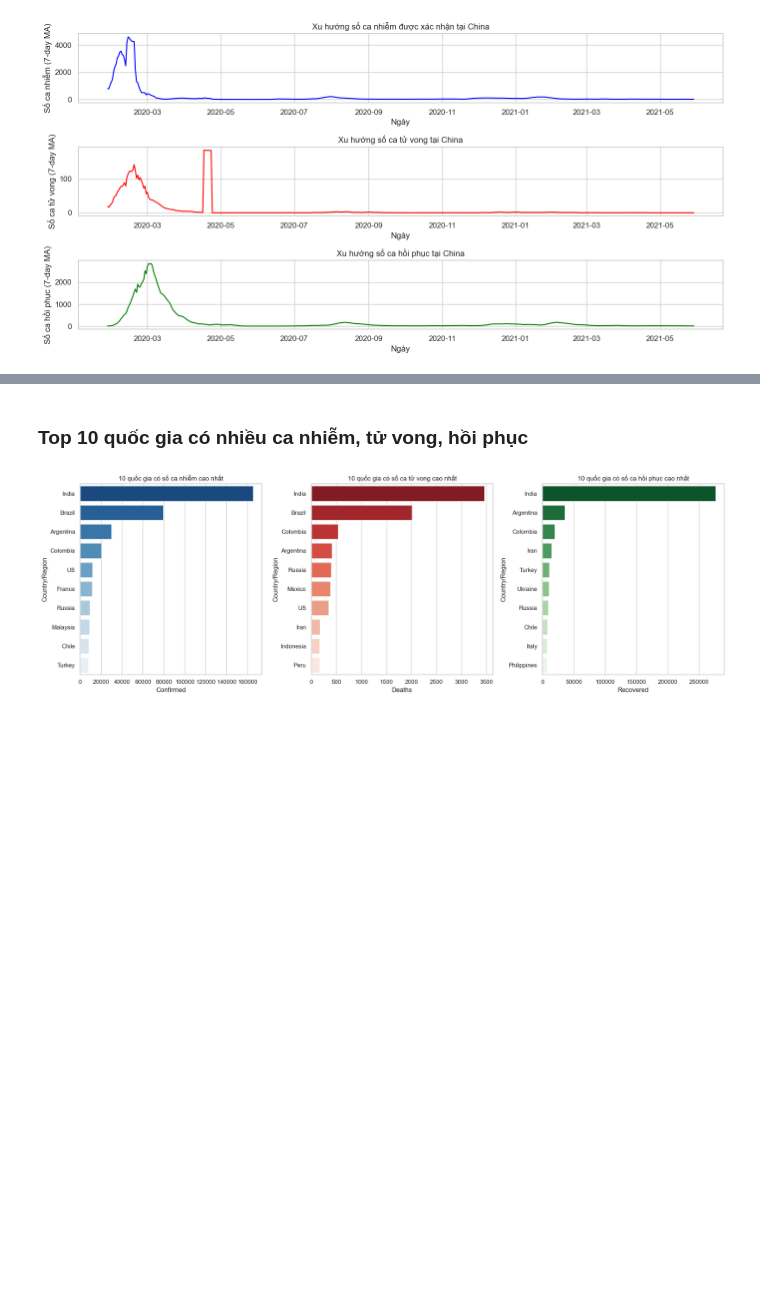
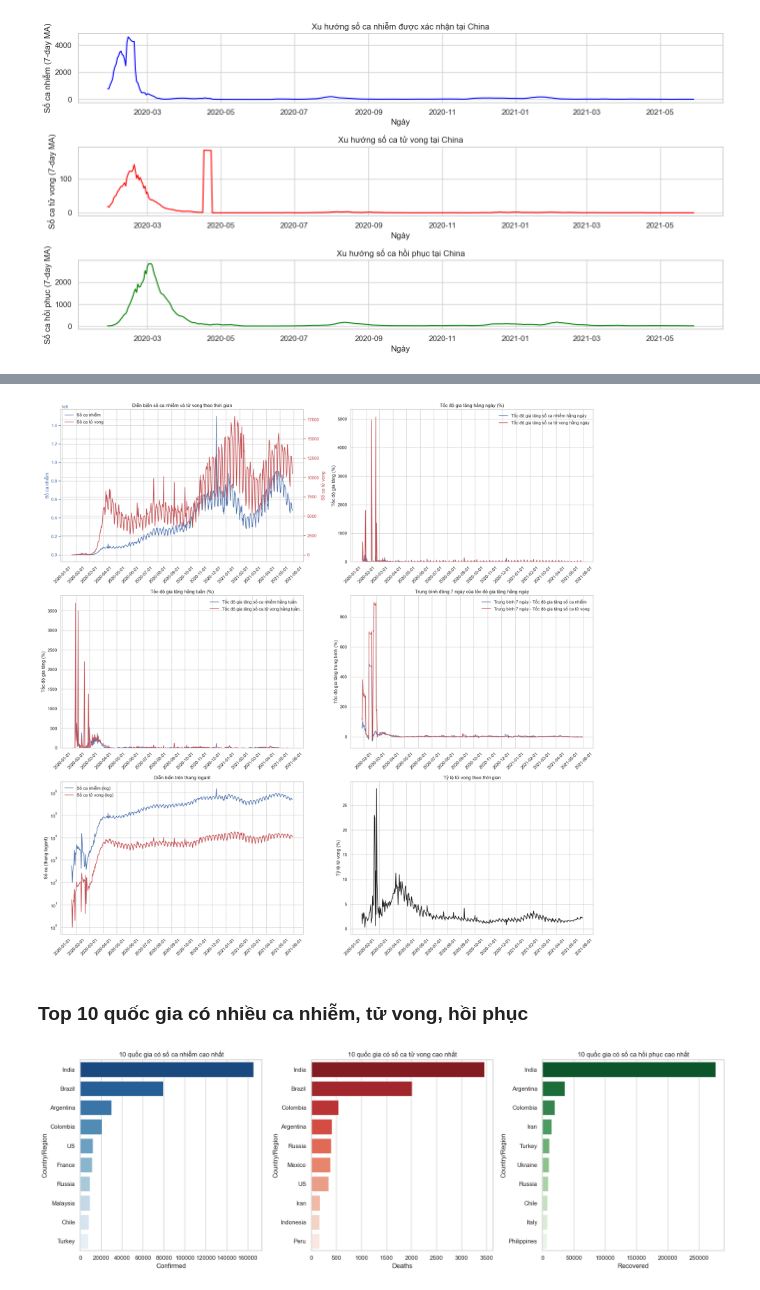
Before and after one commit to nguyentuongbachhy/Data-Visualization-with-Python, a Jupyter notebook: src/data_visualization_Deng.ipynb, the cells around one changed output, grey strips where cells are left out. Drawn from its saved outputs; the diff is of its cells as text; code cells hidden in the pictures; blank space fills up the shorter version.

```diff
--- a/src/data_visualization_Deng.ipynb
+++ b/src/data_visualization_Deng.ipynb
@@ -198,6 +332,98 @@ df_full_grouped.head(50)[['ObservationDate', 'Confirmed', 'Deaths',
 | 47 | 2020-03-09 | 4172.0 | 190.0 | 5.646999 | -20.502092 | 110.388301 | ... |
 | 48 | 2020-03-10 | 4822.0 | 274.0 | 15.580058 | 44.210526 | 85.890517 | ... |
 | 49 | 2020-03-11 | 7689.0 | 344.0 | 59.456657 | 25.547445 | 233.145581 | ... |
+# %%
+fig = plt.figure(figsize=(20, 20))
+
+# 1. Diễn biến số ca nhiễm và tử vong theo thời gian
+ax1 = plt.subplot(3, 2, 1)
+ax1.plot(df_full_grouped['ObservationDate'], df_full_grouped['Confirmed'], 'b-', label='Số ca nhiễm')
+ax1.set_ylabel('Số ca nhiễm', color='b')
+ax1.tick_params('y', colors='b')
+ax1.set_title('Diễn biến số ca nhiễm và tử vong theo thời gian')
+ax1.xaxis.set_major_formatter(mdates.DateFormatter('%Y-%m-%d'))
+ax1.xaxis.set_major_locator(mdates.MonthLocator())
+plt.xticks(rotation=45)
+
+# Twin axis for deaths
+ax1_twin = ax1.twinx()
+ax1_twin.plot(df_full_grouped['ObservationDate'], df_full_grouped['Deaths'], 'r-', label='Số ca tử vong')
+ax1_twin.set_ylabel('Số ca tử vong', color='r')
+ax1_twin.tick_params('y', colors='r')
+
+# Create combined legend
+lines1, labels1 = ax1.get_legend_handles_labels()
+lines2, labels2 = ax1_twin.get_legend_handles_labels()
+ax1.legend(lines1 + lines2, labels1 + labels2, loc='upper left')
+
+# 2. TTốc độ gia tăng số ca tử vong hằng ngày
+ax2 = plt.subplot(3, 2, 2)
+ax2.plot(df_full_grouped['ObservationDate'], df_full_grouped['Tốc độ gia tăng của số ca nhiễm hắng ngày'], 'b-',
+         label='Tốc độ gia tăng số ca nhiễm hằng ngày')
+ax2.plot(df_full_grouped['ObservationDate'], df_full_grouped['Tốc độ gia tăng của số ca tử vong hằng ngày'], 'r-',
+         label='Tốc độ gia tăng số ca tử vong hằng ngày')
+ax2.set_ylabel('Tốc độ gia tăng (%)')
+ax2.set_title('Tốc độ gia tăng hằng ngày (%)')
+ax2.xaxis.set_major_formatter(mdates.DateFormatter('%Y-%m-%d'))
+ax2.xaxis.set_major_locator(mdates.MonthLocator())
+ax2.legend()
+plt.xticks(rotation=45)
+ax2.set_ylim(bottom=0)  # Start from 0
+
+# 3. Tốc độ gia tăng số ca tử vong hằng tuần
+ax3 = plt.subplot(3, 2, 3)
+ax3.plot(df_full_grouped['ObservationDate'], df_full_grouped['Tốc độ gia tăng của số ca nhiễm hằng tuần'], 'b-',
+         label='Tốc độ gia tăng số ca nhiễm hằng tuần')
+ax3.plot(df_full_grouped['ObservationDate'], df_full_grouped['Tốc độ gia tăng của số ca tử vong hằng tuần'], 'r-',
+         label='Tốc độ gia tăng số ca tử vong hằng tuần')
+ax3.set_ylabel('Tốc độ gia tăng (%)')
+ax3.set_title('Tốc độ gia tăng hằng tuần (%)')
+ax3.xaxis.set_major_formatter(mdates.DateFormatter('%Y-%m-%d'))
+ax3.xaxis.set_major_locator(mdates.MonthLocator())
+ax3.legend()
+plt.xticks(rotation=45)
+ax3.set_ylim(bottom=0)  # Start from 0
+
+# 4. Trung bình trượt 7 ngày của tốc độ gia tăng hằng ngày
+ax4 = plt.subplot(3, 2, 4)
+ax4.plot(df_full_grouped['ObservationDate'],
+         df_full_grouped['Tốc độ gia tăng của số ca nhiễm hắng ngày'].rolling(window=7).mean(), 'b-',
+         label='Trung bình 7 ngày - Tốc độ gia tăng số ca nhiễm')
+ax4.plot(df_full_grouped['ObservationDate'],
+         df_full_grouped['Tốc độ gia tăng của số ca tử vong hằng ngày'].rolling(window=7).mean(), 'r-',
+         label='Trung bình 7 ngày - Tốc độ gia tăng số ca tử vong')
+ax4.set_ylabel('Tốc độ gia tăng trung bình (%)')
+ax4.set_title('Trung bình động 7 ngày của tốc độ gia tăng hằng ngày')
+ax4.xaxis.set_major_formatter(mdates.DateFormatter('%Y-%m-%d'))
+ax4.xaxis.set_major_locator(mdates.MonthLocator())
+ax4.legend()
+plt.xticks(rotation=45)
+
+# 5. Diễn biến trên thang logarit
+ax5 = plt.subplot(3, 2, 5)
+ax5.semilogy(df_full_grouped['ObservationDate'], df_full_grouped['Confirmed'], 'b-', label='Số ca nhiễm (log)')
+ax5.semilogy(df_full_grouped['ObservationDate'], df_full_grouped['Deaths'], 'r-', label='Số ca tử vong (log)')
+ax5.set_ylabel('Số ca (thang logarit)')
+ax5.set_title('Diễn biến trên thang logarit')
+ax5.xaxis.set_major_formatter(mdates.DateFormatter('%Y-%m-%d'))
+ax5.xaxis.set_major_locator(mdates.MonthLocator())
+ax5.legend()
+plt.xticks(rotation=45)
+
+# 6. Tỷ lệ tử vong theo thời gian
+ax6 = plt.subplot(3, 2, 6)
+mortality_rate = (df_full_grouped['Deaths'] / df_full_grouped['Confirmed']) * 100
+ax6.plot(df_full_grouped['ObservationDate'], mortality_rate, 'k-')
+ax6.set_ylabel('Tỷ lệ tử vong (%)')
+ax6.set_title('Tỷ lệ tử vong theo thời gian')
+ax6.xaxis.set_major_formatter(mdates.DateFormatter('%Y-%m-%d'))
+ax6.xaxis.set_major_locator(mdates.MonthLocator())
+plt.xticks(rotation=45)
+
+plt.tight_layout()
+plt.show()
+# %% [output]
+[figure, added]
 # %% [markdown]
 ### Top 10 quốc gia có nhiều ca nhiễm, tử vong, hồi phục
 # %%
```
Also changed, not shown: parts of 24 cells of this notebook, 3 other files.
